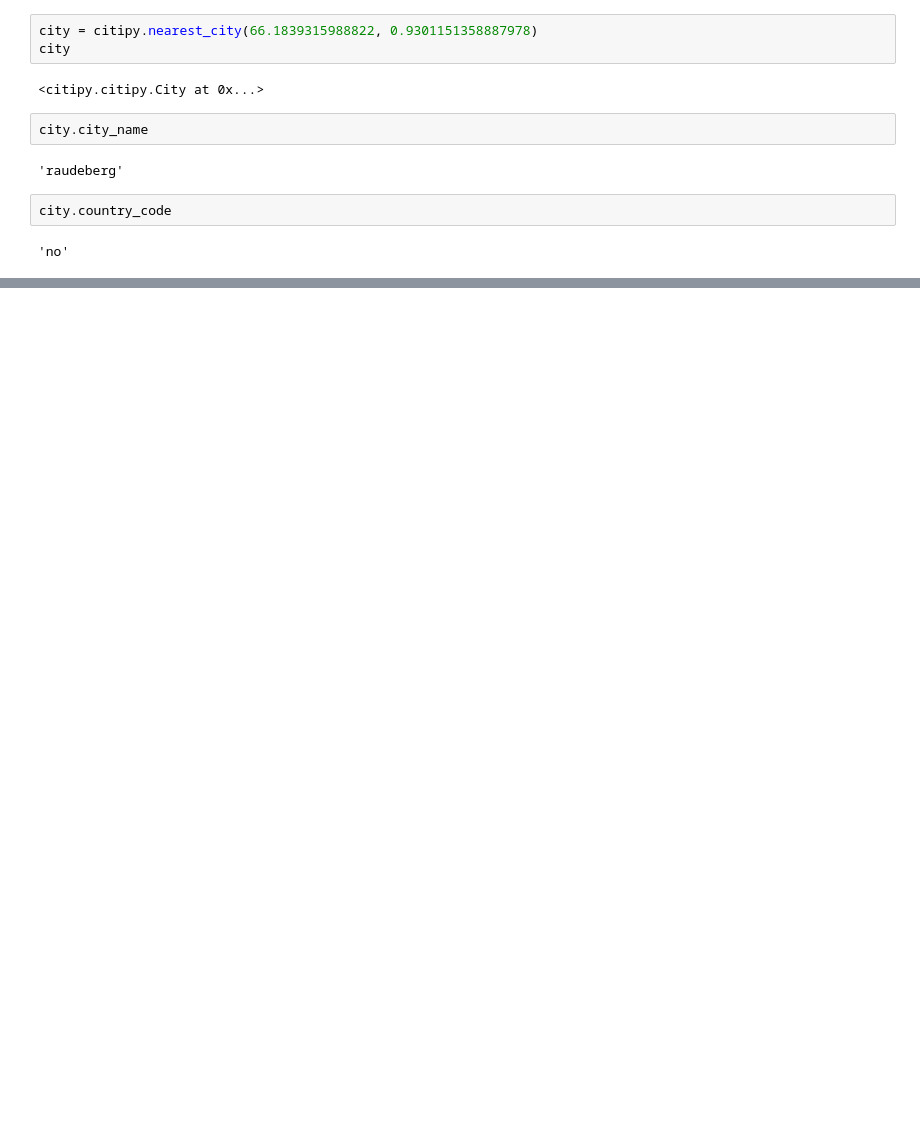
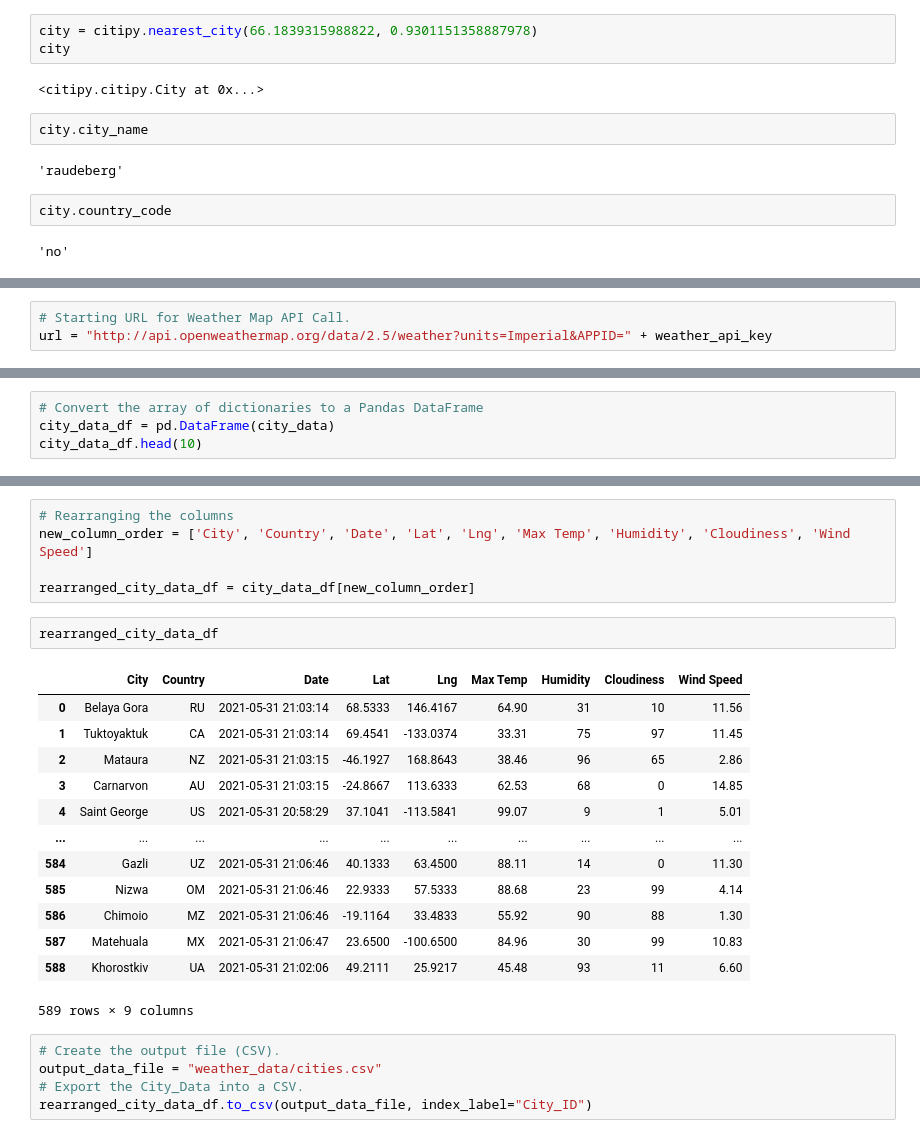
Before and after one commit to js816/World_Weather_Analysis, a Jupyter notebook: WeatherPy.ipynb, the cells around one changed output, grey strips where cells are left out. Cells and saved outputs as stored; diff of their text form; blank space fills up the shorter version.

Commit message:
Adding cities weather data and updated gitignore file

```diff
--- a/WeatherPy.ipynb
+++ b/WeatherPy.ipynb
@@ -86,0 +96,3 @@ cities
+# %%
+# Starting URL for Weather Map API Call.
+url = "http://api.openweathermap.org/data/2.5/weather?units=Imperial&APPID=" + weather_api_key
@@ -86,0 +206,4 @@ cities
+# %%
+# Convert the array of dictionaries to a Pandas DataFrame
+city_data_df = pd.DataFrame(city_data)
+city_data_df.head(10)
@@ -86,0 +222,26 @@ cities
+# %%
+# Rearranging the columns
+new_column_order = ['City', 'Country', 'Date', 'Lat', 'Lng', 'Max Temp', 'Humidity', 'Cloudiness', 'Wind Speed']
+
+rearranged_city_data_df = city_data_df[new_column_order]
+# %%
+rearranged_city_data_df
+# %% [output]
+|  | City | Country | Date | Lat | Lng | Max Temp | Humidity | Cloudiness | Wind Speed |
+| 0 | Belaya Gora | RU | 2021-05-31 21:03:14 | 68.5333 | 146.4167 | 64.90 | 31 | 10 | 11.56 |
+| 1 | Tuktoyaktuk | CA | 2021-05-31 21:03:14 | 69.4541 | -133.0374 | 33.31 | 75 | 97 | 11.45 |
+| 2 | Mataura | NZ | 2021-05-31 21:03:15 | -46.1927 | 168.8643 | 38.46 | 96 | 65 | 2.86 |
+| 3 | Carnarvon | AU | 2021-05-31 21:03:15 | -24.8667 | 113.6333 | 62.53 | 68 | 0 | 14.85 |
+| 4 | Saint George | US | 2021-05-31 20:58:29 | 37.1041 | -113.5841 | 99.07 | 9 | 1 | 5.01 |
+| ... | ... | ... | ... | ... | ... | ... | ... | ... | ... |
+| 584 | Gazli | UZ | 2021-05-31 21:06:46 | 40.1333 | 63.4500 | 88.11 | 14 | 0 | 11.30 |
+| 585 | Nizwa | OM | 2021-05-31 21:06:46 | 22.9333 | 57.5333 | 88.68 | 23 | 99 | 4.14 |
+| 586 | Chimoio | MZ | 2021-05-31 21:06:46 | -19.1164 | 33.4833 | 55.92 | 90 | 88 | 1.30 |
+| 587 | Matehuala | MX | 2021-05-31 21:06:47 | 23.6500 | -100.6500 | 84.96 | 30 | 99 | 10.83 |
+| 588 | Khorostkiv | UA | 2021-05-31 21:02:06 | 49.2111 | 25.9217 | 45.48 | 93 | 11 | 6.60 |
+589 rows × 9 columns
+# %%
+# Create the output file (CSV).
+output_data_file = "weather_data/cities.csv"
+# Export the City_Data into a CSV.
+rearranged_city_data_df.to_csv(output_data_file, index_label="City_ID")
```
Also changed, not shown: parts of 9 cells of this notebook, 1 other file.
